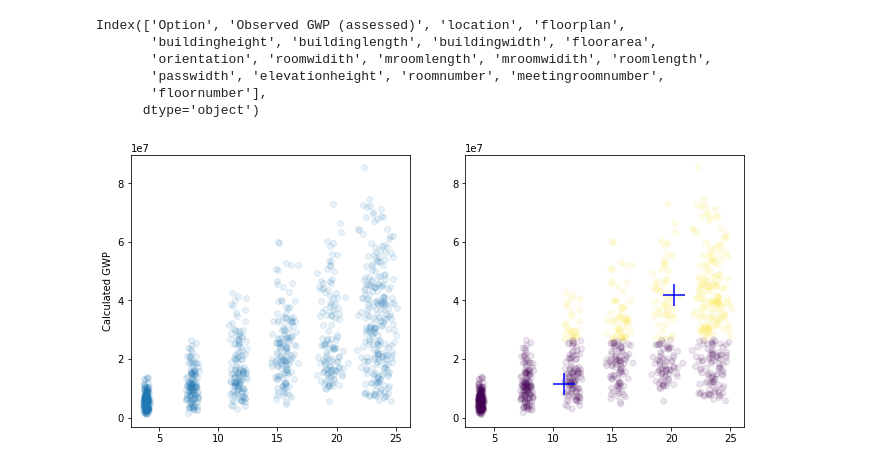
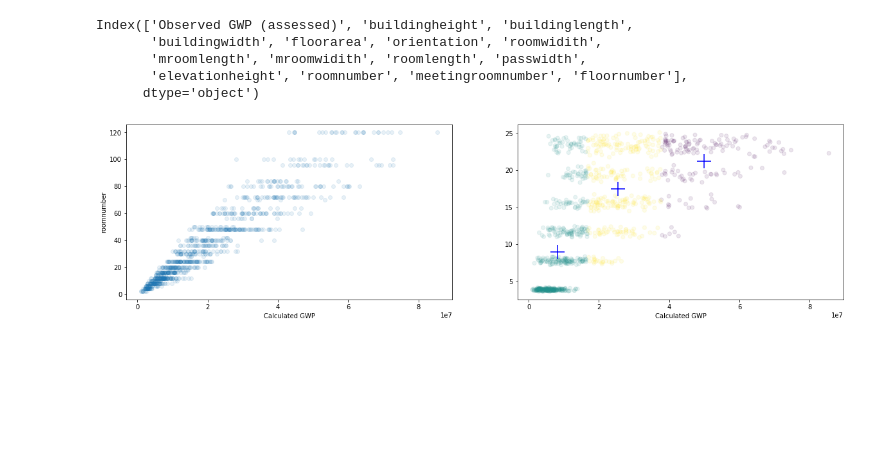
Before and after one commit to ACM-Research/parametric-design-sustainable-living, a Jupyter notebook: Fuzzy_C_Means_Clustering.ipynb, the cells around one changed output. Saved outputs shown, nothing was run; the diff lists cells and outputs as text; code cells hidden in the pictures; blank space fills up the shorter version.

```diff
--- a/Fuzzy_C_Means_Clustering.ipynb
+++ b/Fuzzy_C_Means_Clustering.ipynb
@@ -14,35 +16,45 @@ Requirement already satisfied: click<7.2.0,>=7.1.1 in /usr/local/lib/python3.7/d
 Installing collected packages: typer, pydantic, fuzzy-c-means
 Successfully installed fuzzy-c-means-1.6.3 pydantic-1.9.0 typer-0.3.2
 # %%
+# Set-Up and Imports
 %matplotlib inline
 import numpy as np
 from fcmeans import FCM
 import matplotlib.pyplot as plt
 import pandas as pd
 
-training_data = pd.read_excel('training.xlsx')
+training_data = pd.read_excel('training (1).xlsx')
+
+# prune categorical data
+training_data.drop(['Option','location','floorplan'], axis = 1, inplace=True)
 training_data.columns
 # %% [output]
-Index(['Option', 'Observed GWP (assessed)', 'location', 'floorplan',
-       'buildingheight', 'buildinglength', 'buildingwidth', 'floorarea',
-       'orientation', 'roomwidith', 'mroomlength', 'mroomwidith', 'roomlength',
-       'passwidth', 'elevationheight', 'roomnumber', 'meetingroomnumber',
-       'floornumber'],
+Index(['Observed GWP (assessed)', 'buildingheight', 'buildinglength',
+       'buildingwidth', 'floorarea', 'orientation', 'roomwidith',
+       'mroomlength', 'mroomwidith', 'roomlength', 'passwidth',
+       'elevationheight', 'roomnumber', 'meetingroomnumber', 'floornumber'],
       dtype='object')
 # %%
-my_model = FCM(n_clusters=2)
-X = training_data[['buildingheight','Observed GWP (assessed)']].to_numpy()
+# Cluster Data and Show Results with 3 Clusters
+my_model = FCM(n_clusters=3)
+X = training_data.to_numpy()
 my_model.fit(X)
 
 fcm_centers = my_model.centers
 fcm_labels = my_model.predict(X)
 
-f, axes = plt.subplots(1, 2, figsize=(11,5))
-axes[0].scatter(X[:,0], X[:,1], alpha=.1)
-axes[0].set_ylabel("Calculated GWP")
+columnToLookAt = 12
+
+f, axes = plt.subplots(1, 2, figsize=(20,5))
+axes[0].scatter(X[:,0], X[:,columnToLookAt], alpha=.1)
+axes[0].set_xlabel("Calculated GWP")
+axes[0].set_ylabel(training_data.columns[columnToLookAt])
+
+# c = data points are mapped to colors based on what cluster they belong to
 
 axes[1].scatter(X[:,0], X[:,1], c=fcm_labels, alpha=.1)
 axes[1].scatter(fcm_centers[:,0], fcm_centers[:,1], marker="+", s=500, c='b')
+axes[1].set_xlabel("Calculated GWP")
 plt.show()
 # %% [output]
-[figure, old version]
+[figure, new version]
```
Also changed, not shown: parts of 3 cells of this notebook.
